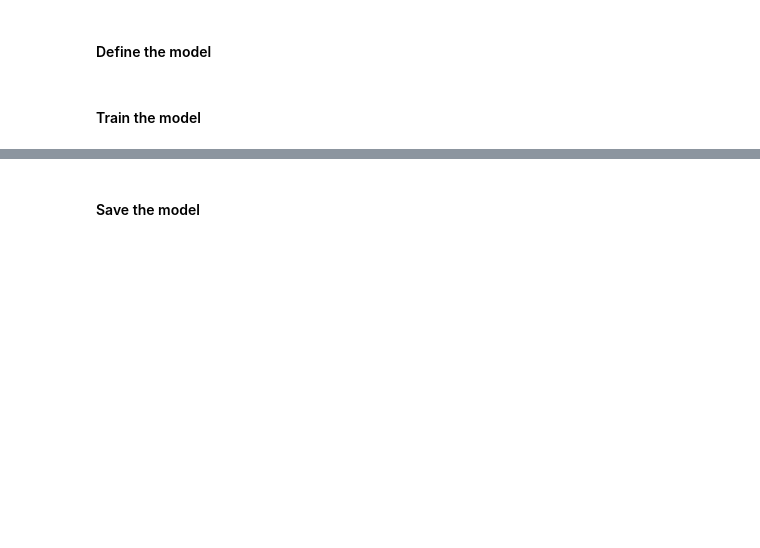
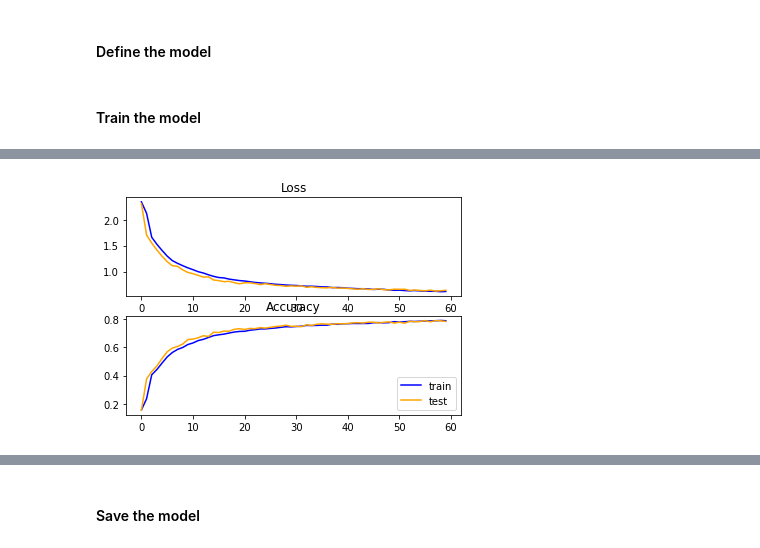
Before and after one commit to ck-unifr/novel-classification, a Jupyter notebook: novel-classification.ipynb, the cells around one changed output, grey strips where cells are left out. Cells and saved outputs as stored; diff of their text form; code cells hidden in the pictures; blank space fills up the shorter version.

```diff
--- a/novel-classification.ipynb
+++ b/novel-classification.ipynb
@@ -291,7 +291,7 @@ def plot_confusion_matrix(y_test, y_pred):
     plt.show()
     return
 
-def plot_learning_curves(history):
+def plot_learning_curves(history, acc='acc', val_acc='val_acc'):
     # plot loss
     pyplot.subplot(211)
     pyplot.title('Loss')
@@ -301,8 +301,8 @@ def plot_learning_curves(history):
     # plot accuracy
     pyplot.subplot(212)
     pyplot.title('Accuracy')
-    pyplot.plot(history.history['acc'], color='blue', label='train')
-    pyplot.plot(history.history['val_acc'], color='orange', label='test')
+    pyplot.plot(history.history[acc], color='blue', label='train')
+    pyplot.plot(history.history[val_acc], color='orange', label='test')
     pyplot.legend()
     pyplot.show()
 
@@ -674,0 +689,6 @@ Epoch 1/60
+# %%
+plot_learning_curves(history, acc='accuracy', val_acc='val_accuracy')
+
+model_dict['cnn_gru_fasttext'] = model
+# %% [output]
+[figure, added]
```
Also changed, not shown: parts of 7 cells of this notebook.
